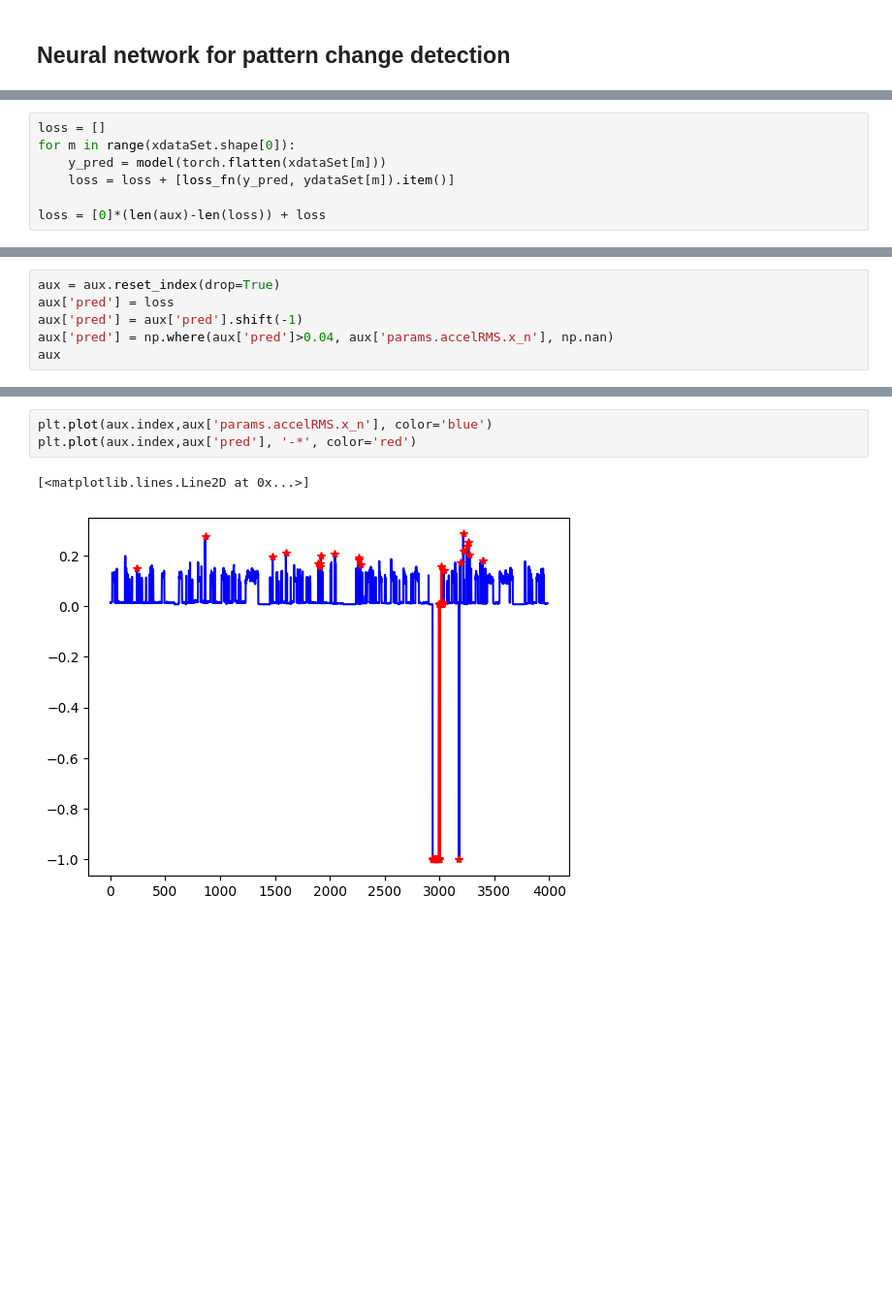
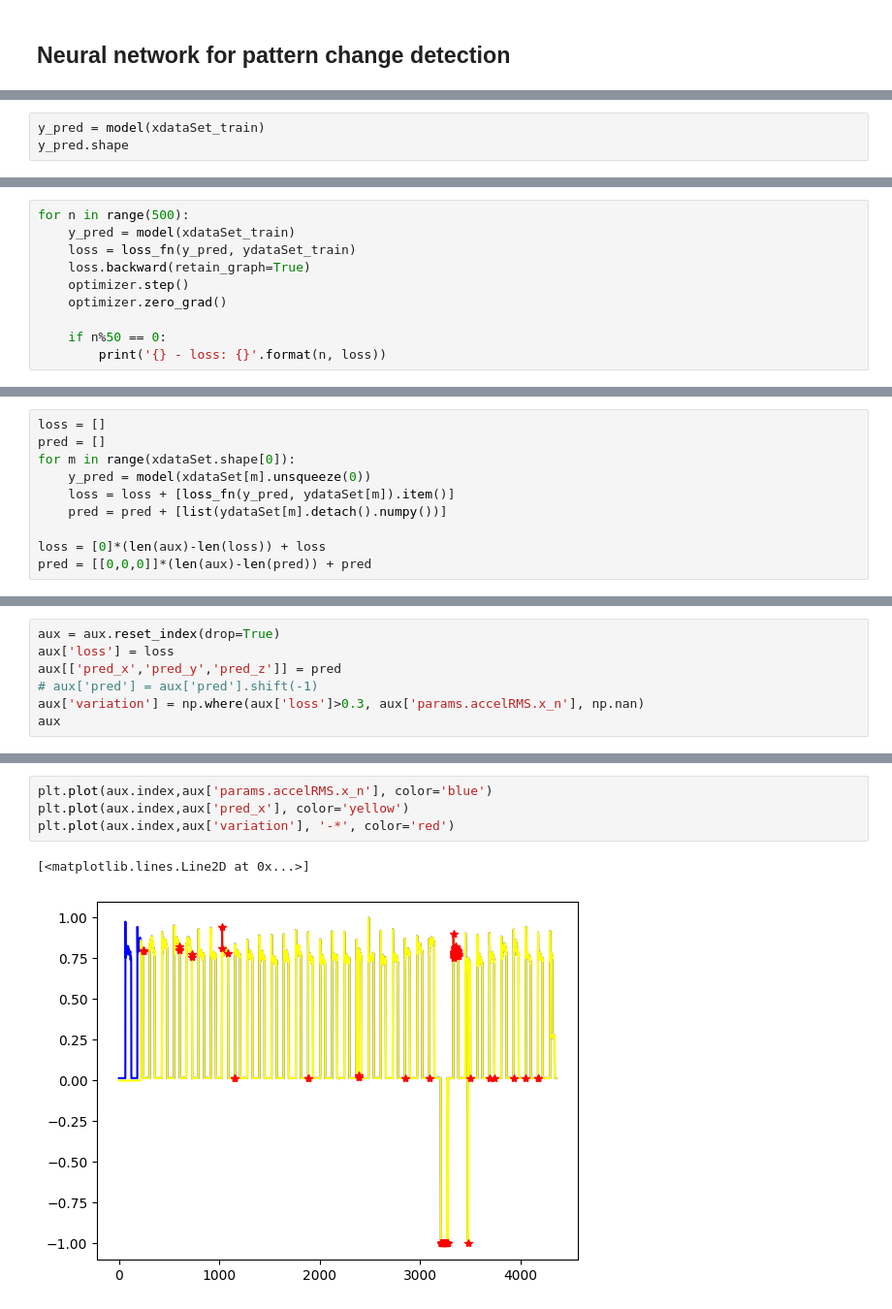
Before and after one commit to Leadz-wu/trac_test, a Jupyter notebook: test_2 _nn.ipynb, the cells around one changed output, grey strips where cells are left out. Shown at 97% size. Cells and saved outputs as stored; diff of their text form; blank space fills up the shorter version.

```diff
--- a/test_2 _nn.ipynb
+++ b/test_2 _nn.ipynb
@@ -360,0 +353,3 @@ tensor(8.6041e-06, grad_fn=<MseLossBackward0>)
+# %%
+y_pred = model(xdataSet_train)
+y_pred.shape
@@ -360,0 +366,10 @@ tensor(8.6041e-06, grad_fn=<MseLossBackward0>)
+# %%
+for n in range(500):
+    y_pred = model(xdataSet_train)
+    loss = loss_fn(y_pred, ydataSet_train)
+    loss.backward(retain_graph=True)
+    optimizer.step()
+    optimizer.zero_grad()
+
+    if n%50 == 0:
+        print('{} - loss: {}'.format(n, loss))
@@ -361,7 +391,10 @@ tensor(8.6041e-06, grad_fn=<MseLossBackward0>)
 # %%
 loss = []
+pred = []
 for m in range(xdataSet.shape[0]):
-    y_pred = model(torch.flatten(xdataSet[m]))
+    y_pred = model(xdataSet[m].unsqueeze(0))
     loss = loss + [loss_fn(y_pred, ydataSet[m]).item()]
+    pred = pred + [list(ydataSet[m].detach().numpy())]
 
 loss = [0]*(len(aux)-len(loss)) + loss
+pred = [[0,0,0]]*(len(aux)-len(pred)) + pred
@@ -376,7 +407,8 @@ len(aux)
 # %%
 aux = aux.reset_index(drop=True)
-aux['pred'] = loss
-aux['pred'] = aux['pred'].shift(-1)
-aux['pred'] = np.where(aux['pred']>0.04, aux['params.accelRMS.x_n'], np.nan)
+aux['loss'] = loss
+aux[['pred_x','pred_y','pred_z']] = pred
+# aux['pred'] = aux['pred'].shift(-1)
+aux['variation'] = np.where(aux['loss']>0.3, aux['params.accelRMS.x_n'], np.nan)
 aux
 # %% [output]
@@ -396,9 +428,10 @@ aux
 # %%
 plt.plot(aux.index,aux['params.accelRMS.x_n'], color='blue')
-plt.plot(aux.index,aux['pred'], '-*', color='red')
+plt.plot(aux.index,aux['pred_x'], color='yellow')
+plt.plot(aux.index,aux['variation'], '-*', color='red')
 # %% [output]
 [<matplotlib.lines.Line2D at 0x...>]
-[figure, old version]
+[figure, new version]
 # %%
 print(min(loss))
 print(max(loss))
```
Also changed, not shown: parts of 24 cells of this notebook.
